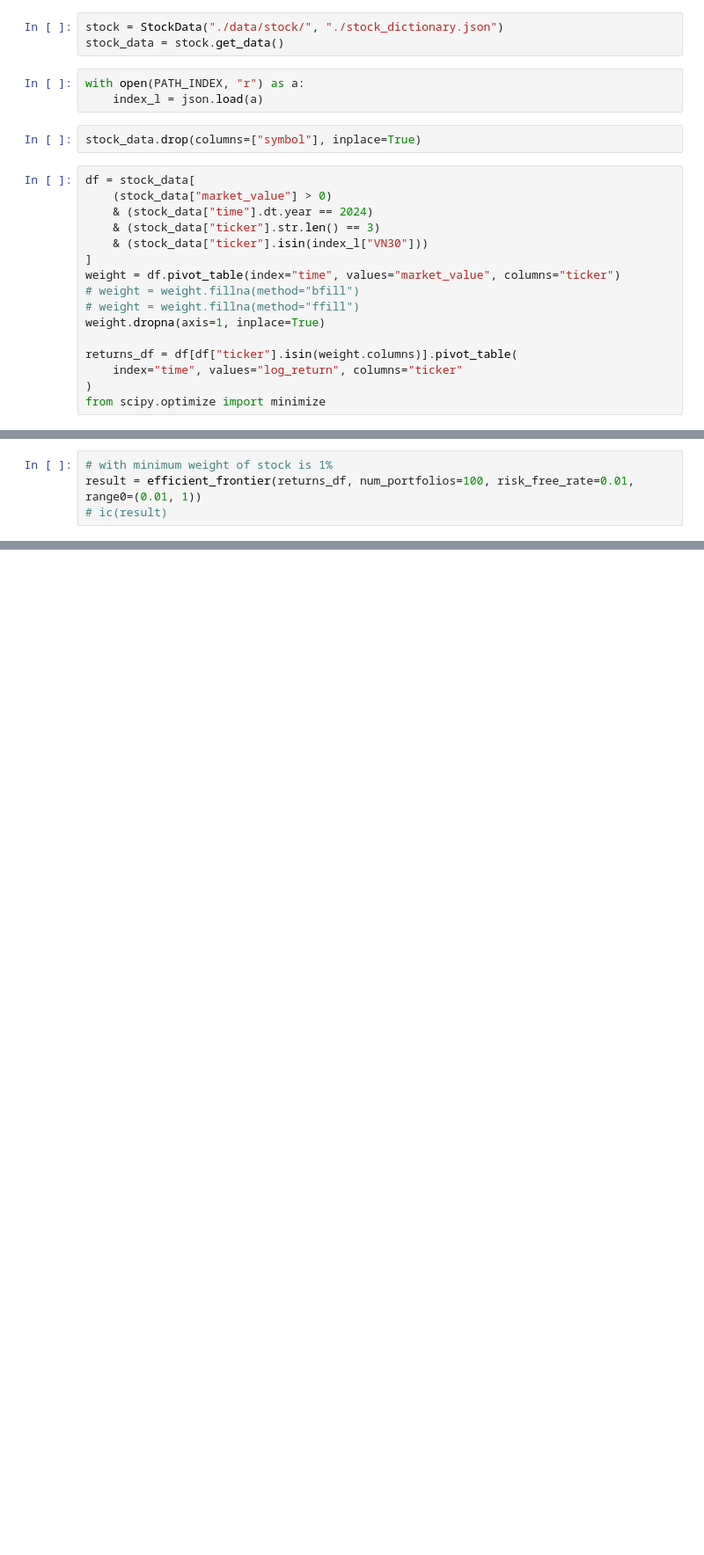
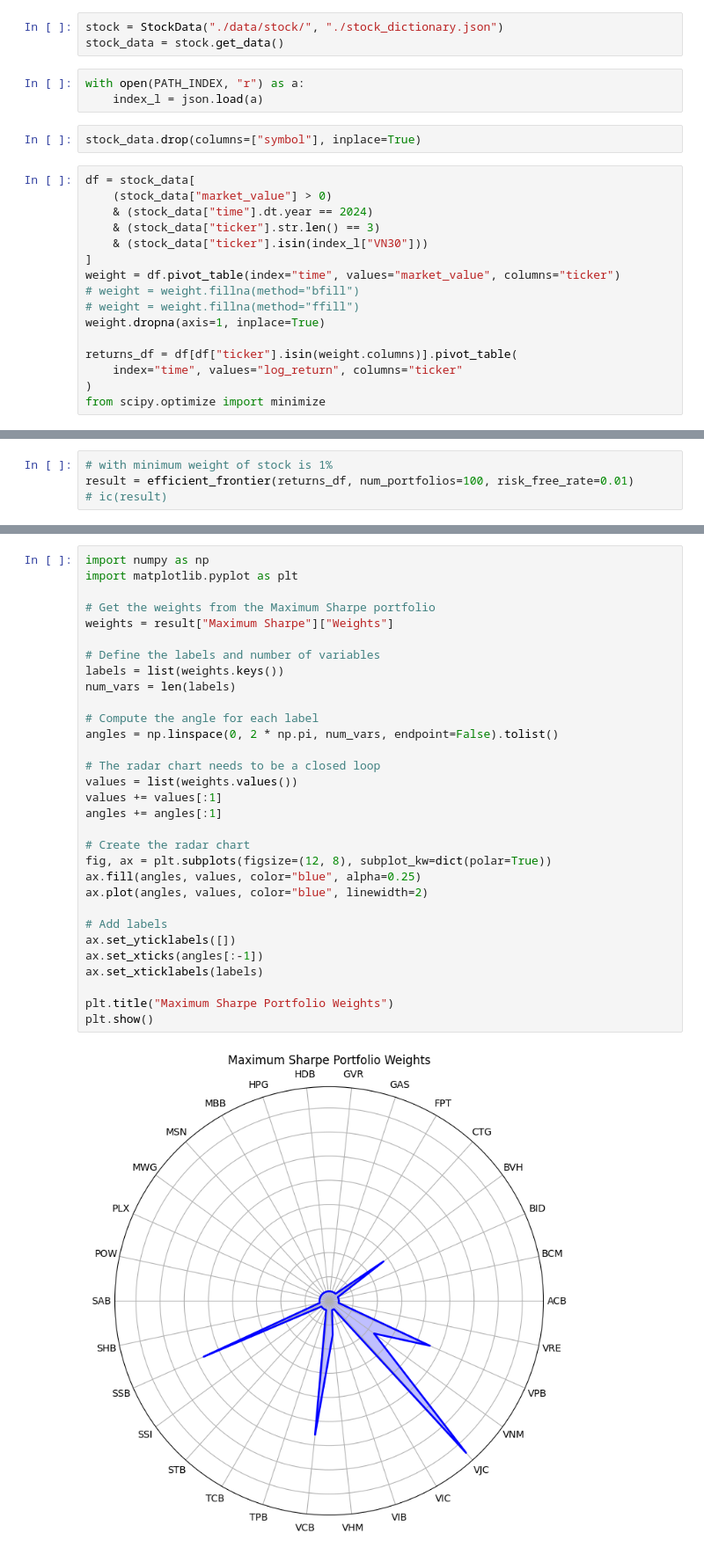
Before and after one commit to nguyentanquocbao/stock, a Jupyter notebook: 3. Systemic and Idiosyncratic risk.ipynb, the cells around one changed output, grey strips where cells are left out. Shown at 88% size. Cells and saved outputs as stored; diff of their text form; blank space fills up the shorter version.

```diff
--- a/3. Systemic and Idiosyncratic risk.ipynb
+++ b/3. Systemic and Idiosyncratic risk.ipynb
@@ -39,5 +105,5 @@ result = efficient_frontier(returns_df, num_portfolios=100, risk_free_rate=0.01)
 # %%
 # with minimum weight of stock is 1%
-result = efficient_frontier(returns_df, num_portfolios=100, risk_free_rate=0.01, range0=(0.01, 1))
+result = efficient_frontier(returns_df, num_portfolios=100, risk_free_rate=0.01)
 # ic(result)
 # %% [output]
@@ -44 +127,34 @@ result = efficient_frontier(returns_df, num_portfolios=100, risk_free_rate=0.01,
 [figure]
+# %%
+import numpy as np
+import matplotlib.pyplot as plt
+
+# Get the weights from the Maximum Sharpe portfolio
+weights = result["Maximum Sharpe"]["Weights"]
+
+# Define the labels and number of variables
+labels = list(weights.keys())
+num_vars = len(labels)
+
+# Compute the angle for each label
+angles = np.linspace(0, 2 * np.pi, num_vars, endpoint=False).tolist()
+
+# The radar chart needs to be a closed loop
+values = list(weights.values())
+values += values[:1]
+angles += angles[:1]
+
+# Create the radar chart
+fig, ax = plt.subplots(figsize=(12, 8), subplot_kw=dict(polar=True))
+ax.fill(angles, values, color="blue", alpha=0.25)
+ax.plot(angles, values, color="blue", linewidth=2)
+
+# Add labels
+ax.set_yticklabels([])
+ax.set_xticks(angles[:-1])
+ax.set_xticklabels(labels)
+
+plt.title("Maximum Sharpe Portfolio Weights")
+plt.show()
+# %% [output]
+[figure, added]
```
Also changed, not shown: parts of 6 cells of this notebook, 2 other files.
